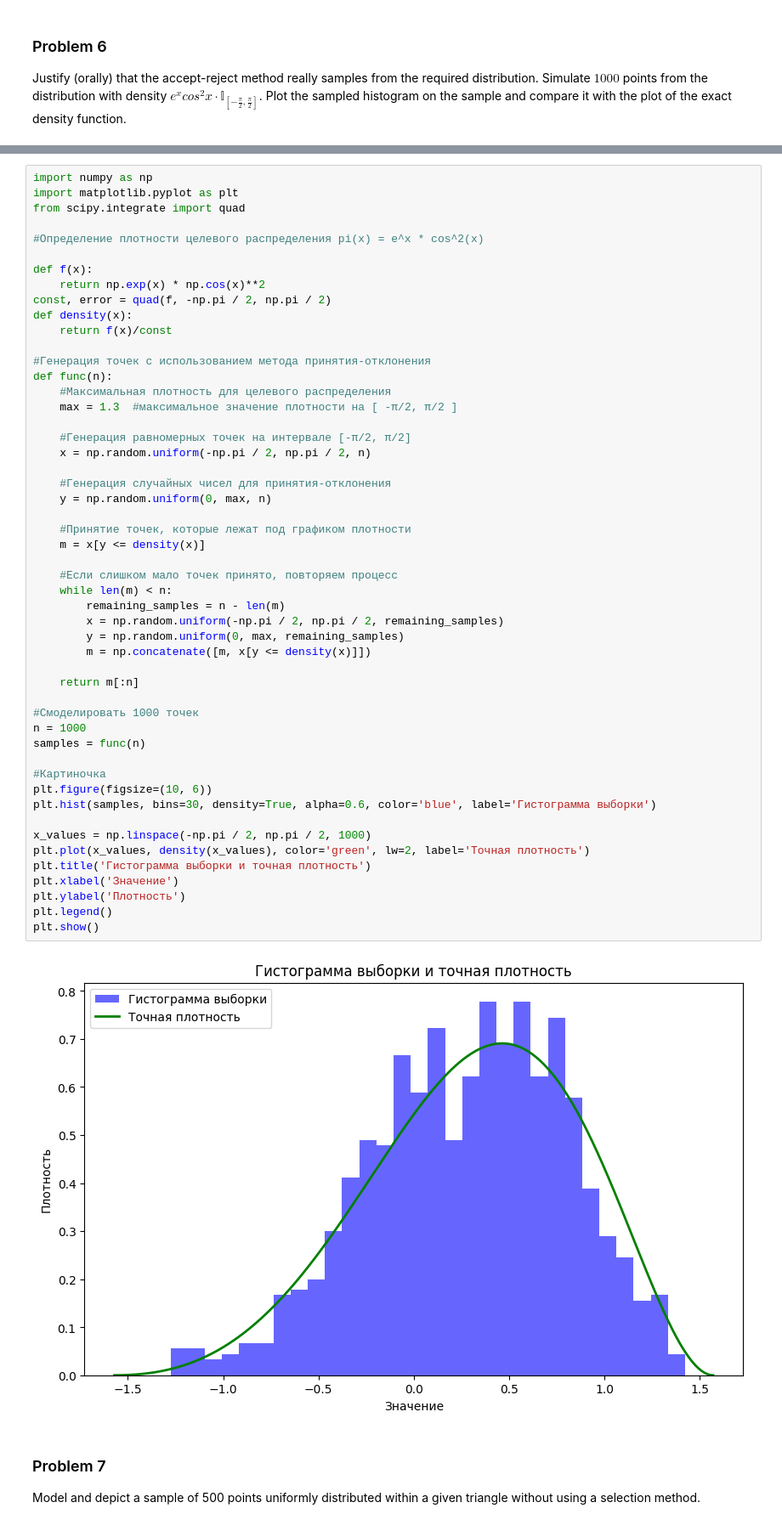
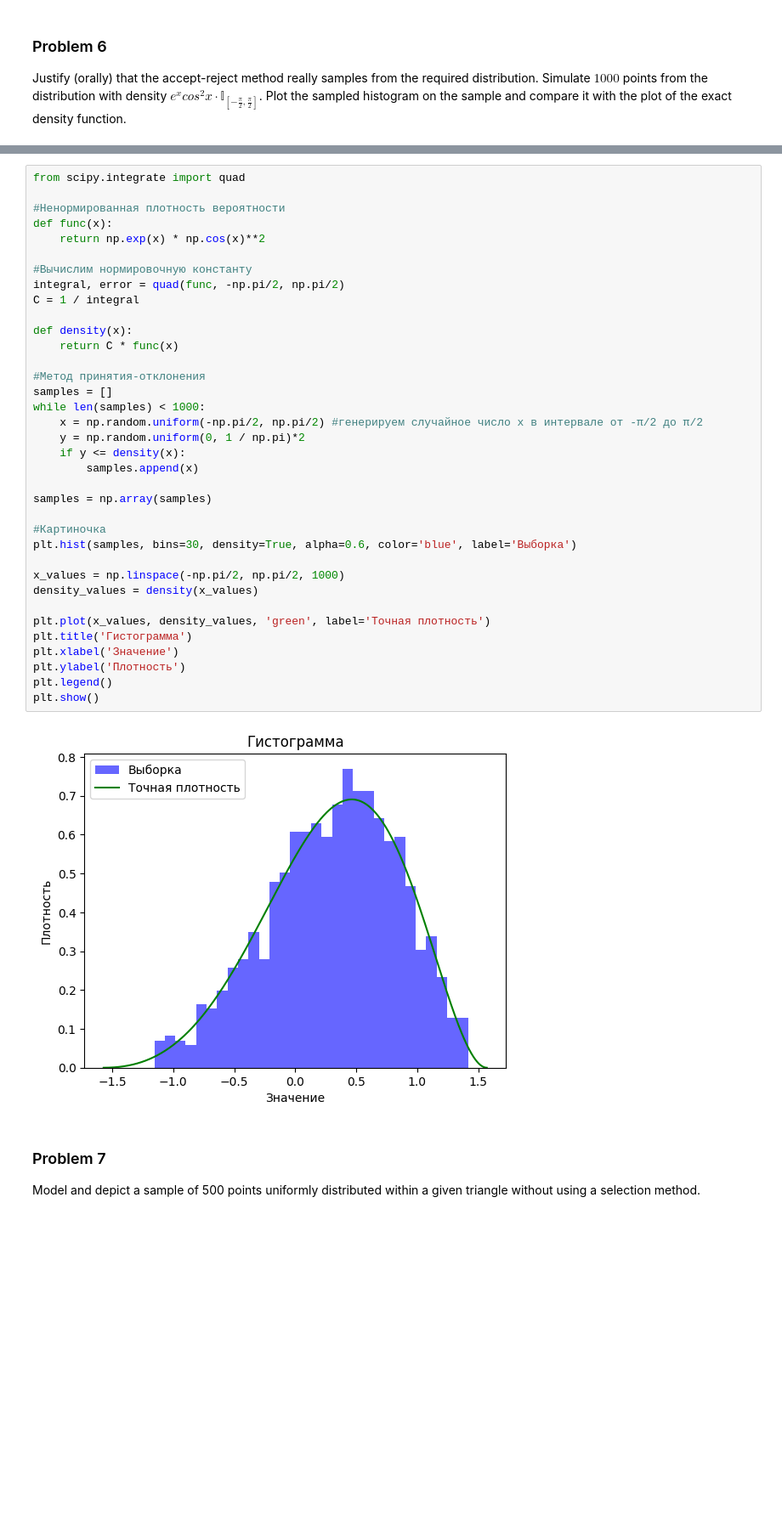
Before and after one commit to KiraMartuyshova/statprac25_Martyushova, a Jupyter notebook: Homework3.ipynb, the cells around one changed output, grey strips where cells are left out. Shown at 85% size. Saved outputs shown, nothing was run; the diff lists cells and outputs as text; blank space fills up the shorter version.

```diff
--- a/Homework3.ipynb
+++ b/Homework3.ipynb
@@ -174,58 +168,43 @@ plt.show()
 # %% [output]
 [figure]
 # %%
-import numpy as np
-import matplotlib.pyplot as plt
 from scipy.integrate import quad
 
-#Определение плотности целевого распределения pi(x) = e^x * cos^2(x)
+#Ненормированная плотность вероятности
+def func(x):
+    return np.exp(x) * np.cos(x)**2
 
-def f(x):
-    return np.exp(x) * np.cos(x)**2
-const, error = quad(f, -np.pi / 2, np.pi / 2)
+#Вычислим нормировочную константу
+integral, error = quad(func, -np.pi/2, np.pi/2)
+C = 1 / integral
+
 def density(x):
-    return f(x)/const
+    return C * func(x)
 
-#Генерация точек с использованием метода принятия-отклонения
-def func(n):
-    #Максимальная плотность для целевого распределения
-    max = 1.3  #максимальное значение плотности на [ -π/2, π/2 ]
+#Метод принятия-отклонения
+samples = []
+while len(samples) < 1000:
+    x = np.random.uniform(-np.pi/2, np.pi/2) #генерируем случайное число x в интервале от -π/2 до π/2
+    y = np.random.uniform(0, 1 / np.pi)*2
+    if y <= density(x):
+        samples.append(x)
 
-    #Генерация равномерных точек на интервале [-π/2, π/2]
-    x = np.random.uniform(-np.pi / 2, np.pi / 2, n)
-
-    #Генерация случайных чисел для принятия-отклонения
-    y = np.random.uniform(0, max, n)
-
-    #Принятие точек, которые лежат под графиком плотности
-    m = x[y <= density(x)]
-
-    #Если слишком мало точек принято, повторяем процесс
-    while len(m) < n:
-        remaining_samples = n - len(m)
-        x = np.random.uniform(-np.pi / 2, np.pi / 2, remaining_samples)
-        y = np.random.uniform(0, max, remaining_samples)
-        m = np.concatenate([m, x[y <= density(x)]])
-
-    return m[:n]
-
-#Смоделировать 1000 точек
-n = 1000
-samples = func(n)
+samples = np.array(samples)
 
 #Картиночка
-plt.figure(figsize=(10, 6))
-plt.hist(samples, bins=30, density=True, alpha=0.6, color='blue', label='Гистограмма выборки')
+plt.hist(samples, bins=30, density=True, alpha=0.6, color='blue', label='Выборка')
 
-x_values = np.linspace(-np.pi / 2, np.pi / 2, 1000)
-plt.plot(x_values, density(x_values), color='green', lw=2, label='Точная плотность')
-plt.title('Гистограмма выборки и точная плотность')
+x_values = np.linspace(-np.pi/2, np.pi/2, 1000)
+density_values = density(x_values)
+
+plt.plot(x_values, density_values, 'green', label='Точная плотность')
+plt.title('Гистограмма')
 plt.xlabel('Значение')
 plt.ylabel('Плотность')
 plt.legend()
 plt.show()
 # %% [output]
-[figure, old version]
+[figure, new version]
 # %% [markdown]
 ### Problem 7
 Model and depict a sample of 500 points uniformly distributed within a given triangle without using a selection method.
```
Also changed, not shown: parts of 4 cells of this notebook.
